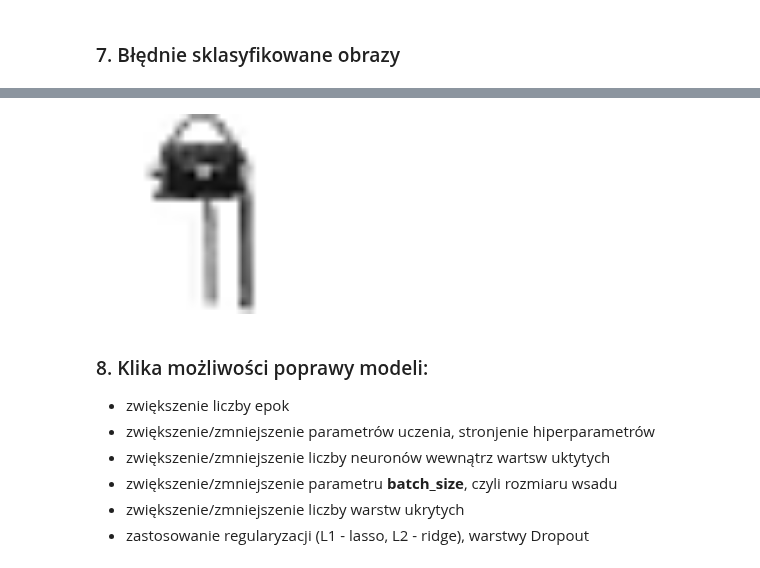
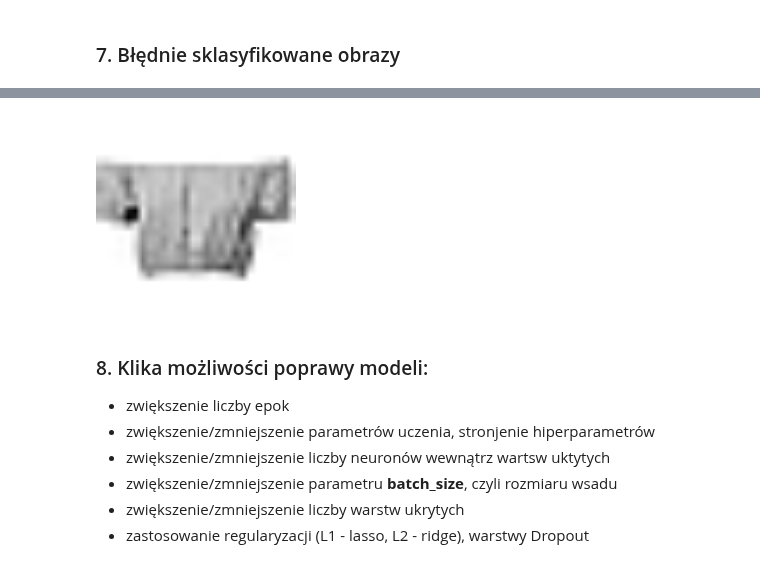
Before and after one commit to krakowiakpawel9/neural-network-course, a Jupyter notebook: 04_classification/01_fashion_MNIST.ipynb, the cells around one changed output, grey strips where cells are left out. Cells and saved outputs as stored; diff of their text form; code cells hidden in the pictures.

```diff
--- a/04_classification/01_fashion_MNIST.ipynb
+++ b/04_classification/01_fashion_MNIST.ipynb
@@ -253,7 +244,7 @@ array([9, 2, 1, ..., 8, 1, 5])
 ### <a name='a5'></a> 6. Eksploracja predykcji
 # %%
 #@title Wybierz indeks zdjęcia:
-idx = 876 #@param {type: 'slider', min:0, max:10000}
+idx = 4095 #@param {type: 'slider', min:0, max:10000}
 
 if predictions_cls[idx] == y_test[idx]:
     color = 'green'
@@ -292,35 +283,35 @@ for idx, _ in enumerate(X_test):
 index_mapper = {}
 
 
 for idx, idx_real in enumerate(misclassified):
     index_mapper[idx] = idx_real
 
-idx = 74 #@param {type: 'slider', min:0, max:1119}
+idx = 815 #@param {type: 'slider', min:0, max:1119}
 
 fig = go.Figure()
 fig.add_trace(go.Bar(x=class_names,
                      y=predictions_df.iloc[index_mapper[idx]],
                      orientation='v',
                      marker_color='red'))
 
 fig.update_layout(width=800,
                   title=(f' Etykieta: {class_names[y_test[index_mapper[idx]]]}'
                       f' ~ Predykcja: {class_names[predictions_cls[index_mapper[idx]]]}'))
 fig.show()
 
 from PIL import Image, ImageOps
 import numpy as np
 
 data = (X_test[index_mapper[idx]] * 255).astype(np.uint8)
 img = Image.fromarray(data, 'L')
 img = ImageOps.invert(img.convert('RGB'))
 img.save('sample.png')
 
 from IPython import display
 display.Image('sample.png', width=200)
 # %% [output]
 [interactive output not drawn]
-[figure, old version]
+[figure, new version]
 # %% [markdown]
 ### <a name='a7'></a> 8. Klika możliwości poprawy modeli:
 * zwiększenie liczby epok
```
Also changed, not shown: parts of 7 cells of this notebook.
